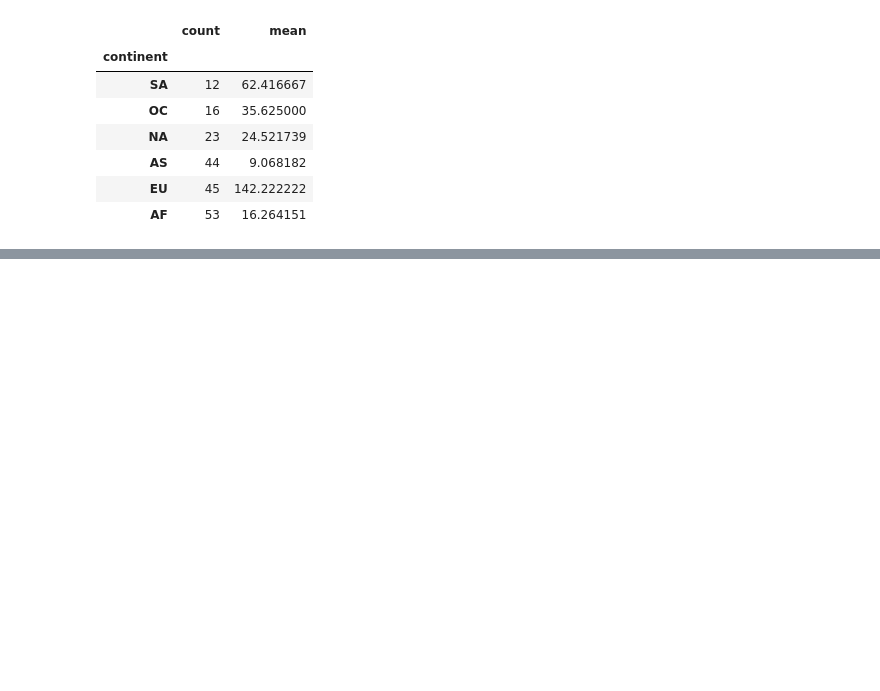
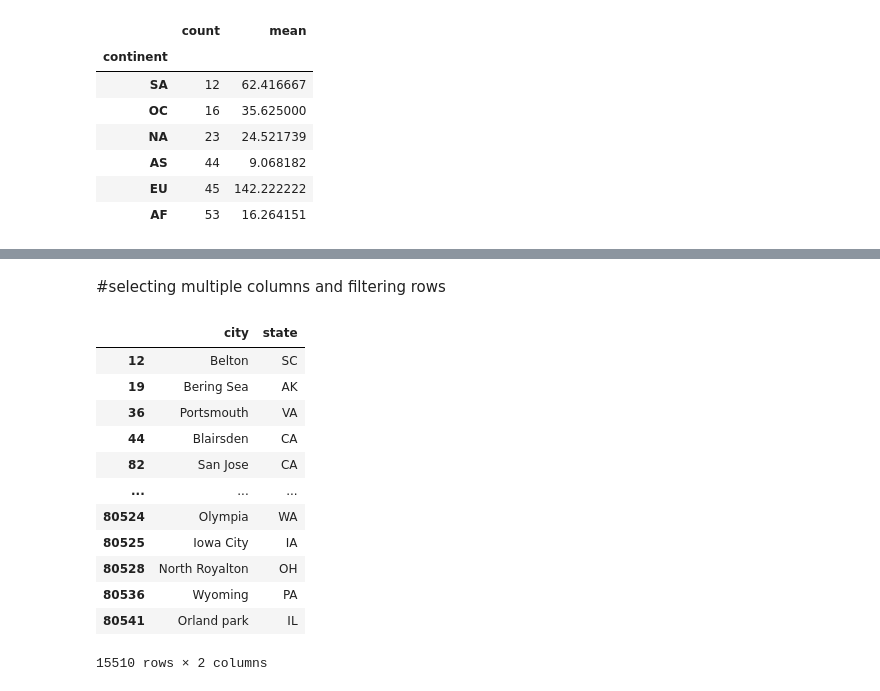
Before and after one commit to amieholmes/bootcamp2, a Jupyter notebook: DS2 CODING PRACTICE - BOOTCAMP.ipynb, the cells around one changed output, grey strips where cells are left out. Drawn from its saved outputs; the diff is of its cells as text; code cells hidden in the pictures; blank space fills up the shorter version.

```diff
--- a/DS2 CODING PRACTICE - BOOTCAMP.ipynb
+++ b/DS2 CODING PRACTICE - BOOTCAMP.ipynb
@@ -1064,0 +1146,19 @@ drinks.groupby('continent').wine.agg(['count', 'mean']).sort_values('count')
+# %% [markdown]
+#selecting multiple columns and filtering rows
+# %%
+my_cols = ['city', 'state']
+info[my_cols]
+# %% [output]
+|  | city | state |
+| 12 | Belton | SC |
+| 19 | Bering Sea | AK |
+| 36 | Portsmouth | VA |
+| 44 | Blairsden | CA |
+| 82 | San Jose | CA |
+| ... | ... | ... |
+| 80524 | Olympia | WA |
+| 80525 | Iowa City | IA |
+| 80528 | North Royalton | OH |
+| 80536 | Wyoming | PA |
+| 80541 | Orland park | IL |
+15510 rows × 2 columns
```
Also changed, not shown: parts of 13 cells of this notebook.
